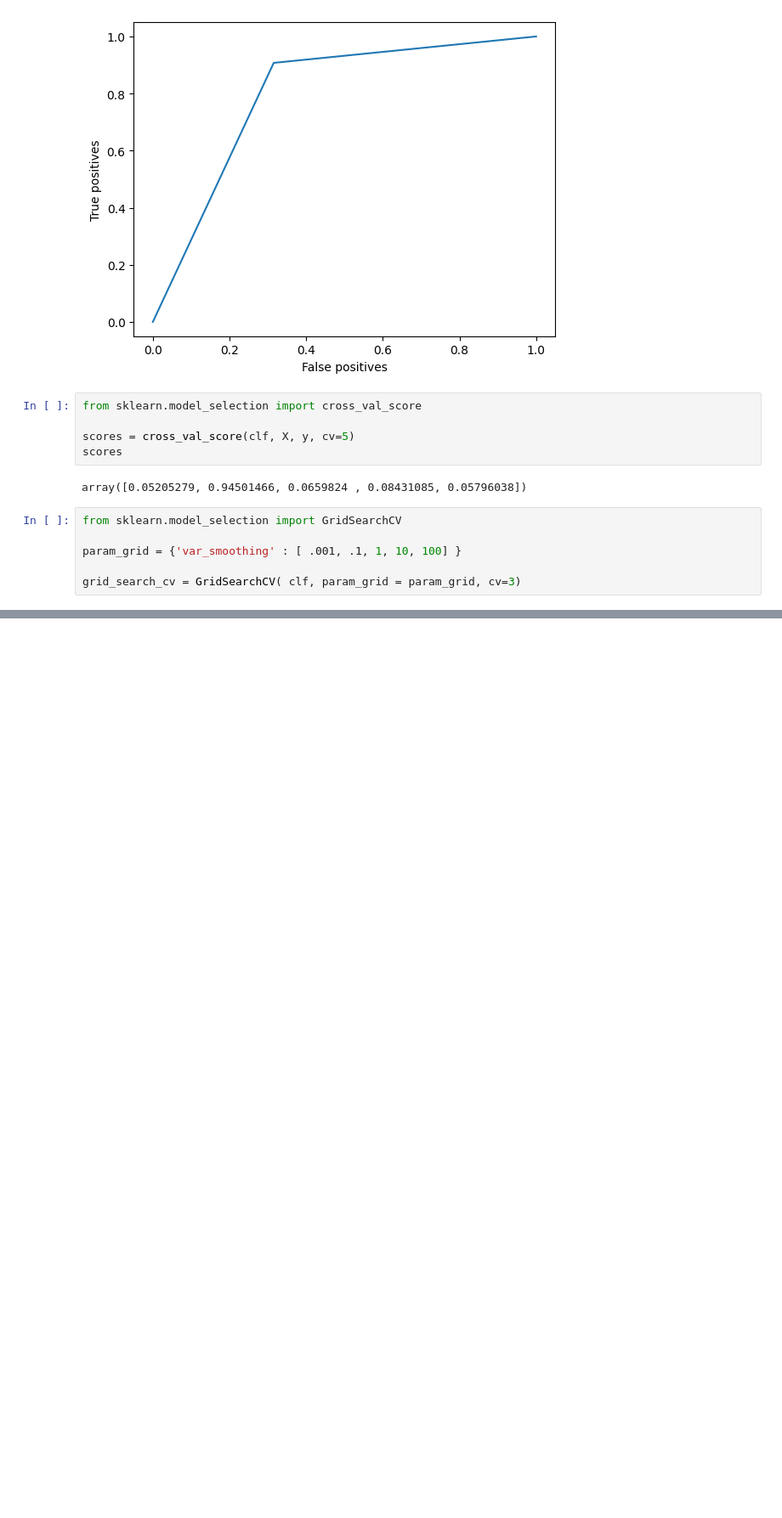
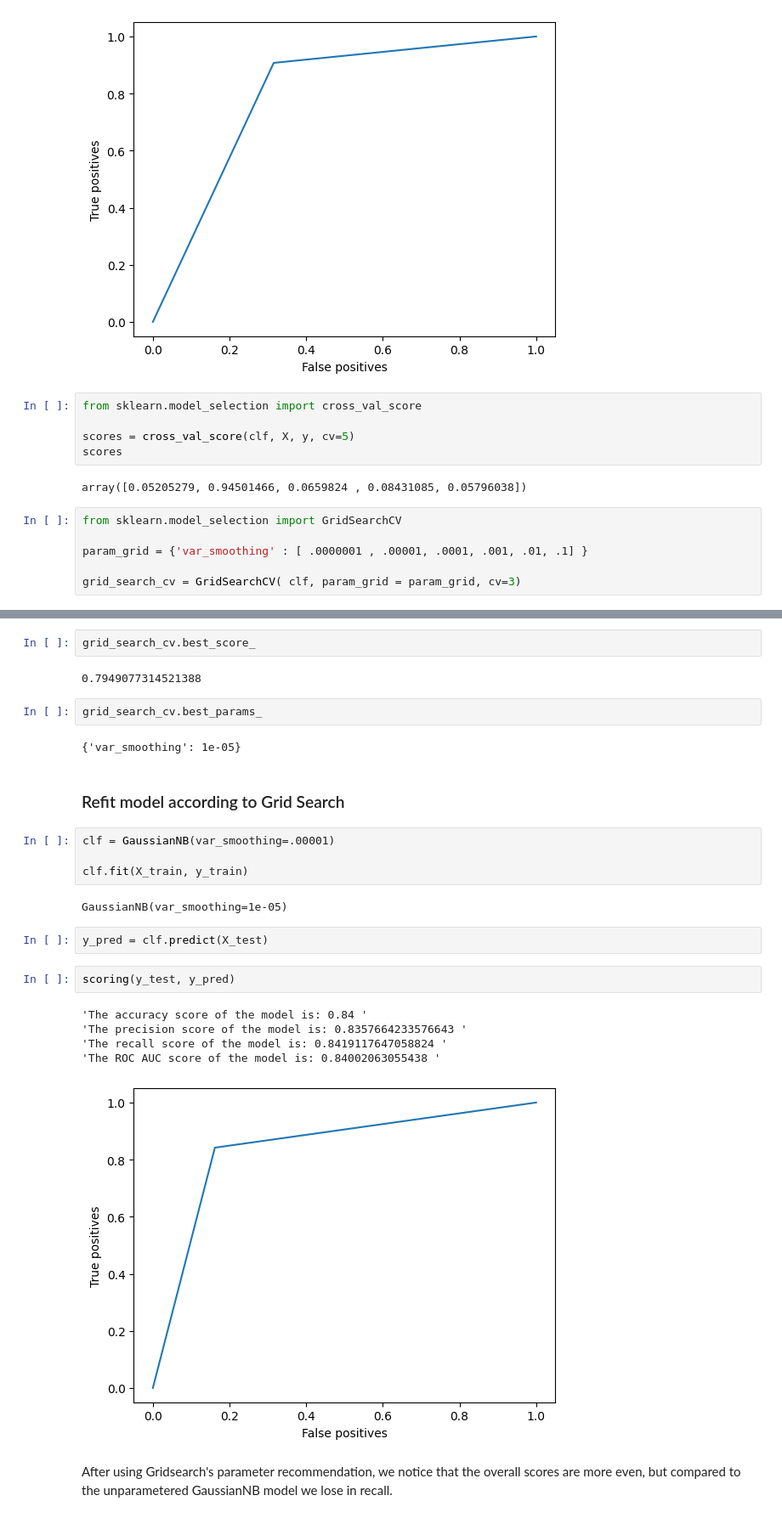
Before and after one commit to louis-md/project_7, a Jupyter notebook: gaussiannb.ipynb, the cells around one changed output, grey strips where cells are left out. Shown at 85% size. Drawn from its saved outputs; the diff is of its cells as text; blank space fills up the shorter version.

Commit message:
added gridsearch to model

```diff
--- a/gaussiannb.ipynb
+++ b/gaussiannb.ipynb
@@ -91,7 +91,7 @@ array([0.05205279, 0.94501466, 0.0659824 , 0.08431085, 0.05796038])
 # %%
 from sklearn.model_selection import GridSearchCV
 
-param_grid = {'var_smoothing' : [ .001, .1, 1, 10, 100] }
+param_grid = {'var_smoothing' : [ .0000001 , .00001, .0001, .001, .01, .1] }
 
 grid_search_cv = GridSearchCV( clf, param_grid = param_grid, cv=3)
 # %%
@@ -101,0 +103,28 @@ GridSearchCV(cv=3, estimator=GaussianNB(),
+# %%
+grid_search_cv.best_score_
+# %% [output]
+0.7949077314521388
+# %%
+grid_search_cv.best_params_
+# %% [output]
+{'var_smoothing': 1e-05}
+# %% [markdown]
+### Refit model according to Grid Search
+# %%
+clf = GaussianNB(var_smoothing=.00001)
+
+clf.fit(X_train, y_train)
+# %% [output]
+GaussianNB(var_smoothing=1e-05)
+# %%
+y_pred = clf.predict(X_test)
+# %%
+scoring(y_test, y_pred)
+# %% [output]
+'The accuracy score of the model is: 0.84 '
+'The precision score of the model is: 0.8357664233576643 '
+'The recall score of the model is: 0.8419117647058824 '
+'The ROC AUC score of the model is: 0.84002063055438 '
+[figure, added]
+# %% [markdown]
+After using Gridsearch's parameter recommendation, we notice that the overall scores are more even, but compared to the unparametered GaussianNB model we lose in recall.
```
Also changed, not shown: parts of 1 cell of this notebook.
